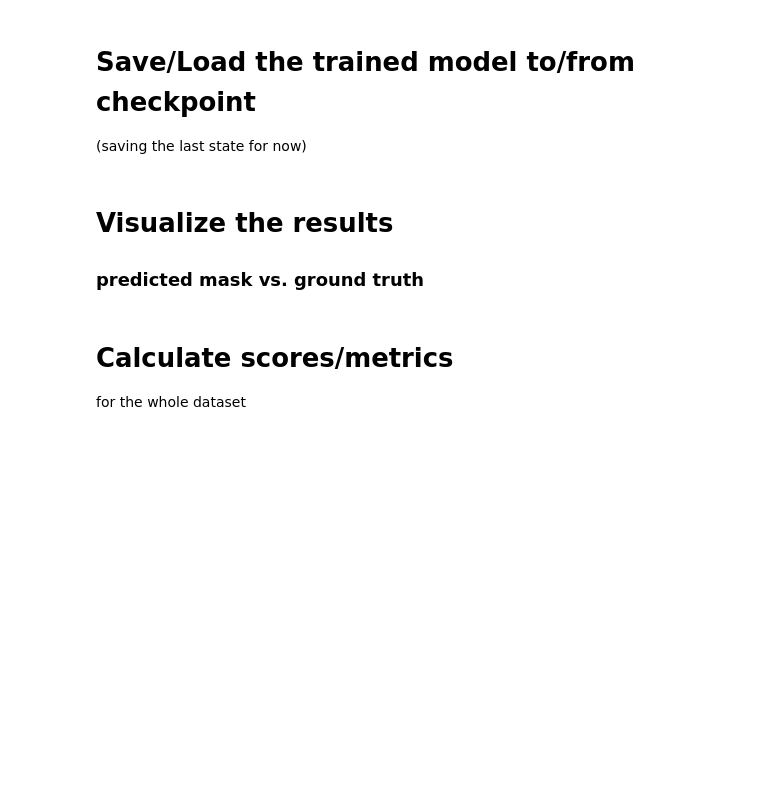
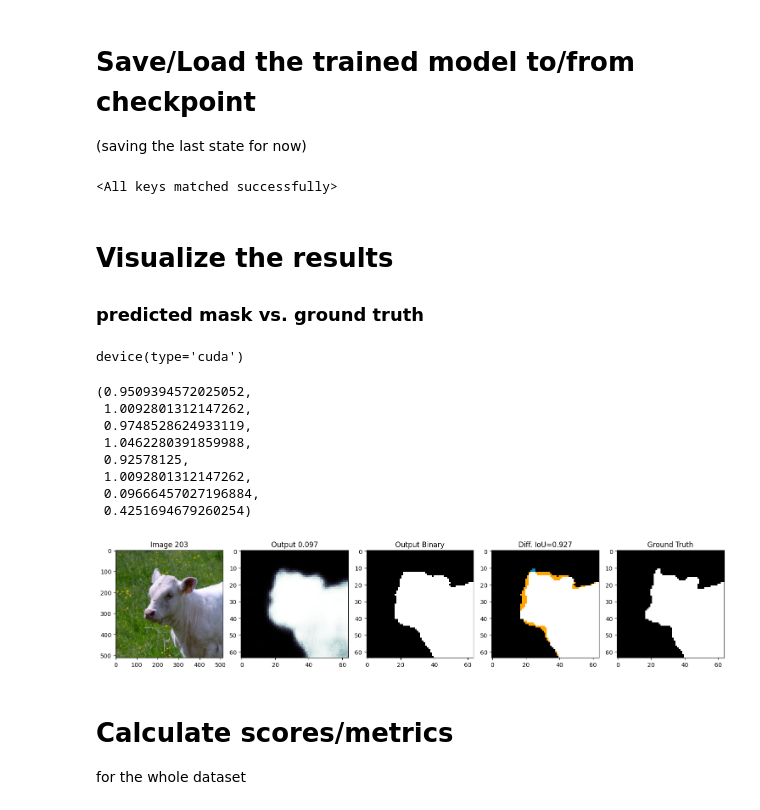
Before and after one commit to chrisoffner/dl23_course_project, a Jupyter notebook: notebooks/cross_attn_experiment_aa.ipynb, the cells around one changed output. Cells and saved outputs as stored; diff of their text form; code cells hidden in the pictures; blank space fills up the shorter version.

```diff
--- a/notebooks/cross_attn_experiment_aa.ipynb
+++ b/notebooks/cross_attn_experiment_aa.ipynb
@@ -112,9 +118,10 @@ def store_weights(model):
 # %%
 def store_weights_epoch(model):
     return {'wt': model.ts_weights.detach().cpu().numpy().tolist(),
-            'wc':model.ch_weights.detach().cpu().numpy().tolist(),
+            #'wc':model.ch_weights.detach().cpu().numpy().tolist(),
             'wr':model.res_weights.detach().cpu().numpy().tolist(),
-            'ws':model.scale_weights.detach().cpu().numpy().tolist()}
+            #'ws':model.scale_weights.detach().cpu().numpy().tolist()
+            }
 # %%
 def L1_penalty(model):
     L1 = 0
@@ -165,7 +178,9 @@ losses_valid_all = []
 
 all_weights = {}
 
-for epoch in range(30):
+best_valid_loss = {'epoch': None, 'loss': None, 'state_dict': None}
+
+for epoch in range(20):
     loss_epoch_train=[]
 
     with tqdm(data_loader_train, desc=f"Epoch {epoch}") as tepoch:
@@ -205,7 +220,19 @@ for epoch in range(30):
     loss_epoch_train = np.mean(loss_epoch_train)
     loss_epoch_valid = np.mean(loss_epoch_valid)
 
+    if best_valid_loss['loss'] is None or loss_epoch_valid < best_valid_loss['loss']:
+        best_valid_loss['epoch'] = epoch
+        best_valid_loss['loss'] = loss_epoch_valid
+        best_valid_loss['state_dict'] = model.state_dict()
+
     losses_train.append(loss_epoch_train)
     losses_valid.append(loss_epoch_valid)
 
     print(f"Epoch {epoch} \n Train Loss: {loss_epoch_train:.4f} \n Valid Loss: {loss_epoch_valid:.4f}")
+
+
+# after a finished run, save the weights and model
+with open(f"{runname}_{modelname}_weights.json", 'w') as f:
+    json.dump(all_weights, f)
+
+torch.save(best_valid_loss['state_dict'], f"{runname}_{modelname}_epoch={best_valid_loss['epoch']:02d}_loss={best_valid_loss['loss']:.4f}.ckpt")
@@ -329,2 +398,9 @@ checkpoint_path = os.path.join(os.getcwd(), 'cross_attn_experiment.ckpt')
+# %%
+# modelname = 'linearprobe3'
+# checkpoint_path = os.path.join(os.getcwd(), f'{timestamp}_{modelname}.ckpt')
+
+root_path = r"C:\Users\aapolina\CODE\diffusion_segmentation\REPO\diffusion_segmentation\training\linear probe 3"
+model_path = r"231231_004407_linearprobe3_epoch29_loss0.2604.ckpt"
+checkpoint_path = os.path.join(root_path, model_path)
 # %%
 # save the model
@@ -332,7 +408,10 @@ torch.save(model.state_dict(), checkpoint_path)
 # %%
 # load model from checkpoint
-model = LinearProbe2(n_timesteps=len(dataset_train.timesteps)).to(DEVICE)
+from probing_models import LinearProbe3
+model = LinearProbe3().to(DEVICE)
 model.load_state_dict(torch.load(checkpoint_path))
+# %% [output]
+<All keys matched successfully>
 # %% [markdown]
 # Visualize the results
 ### predicted mask vs. ground truth
@@ -339,3 +555,5 @@ model.load_state_dict(torch.load(checkpoint_path))
 # %%
 model.to(DEVICE)
 DEVICE
+# %% [output]
+device(type='cuda')
@@ -433,7 +560,22 @@ def results_one_sample(idx):
 # %%
-idx = 111
+idx = 203
 img, output, gt, loss = results_one_sample(idx)
 plot_segmentation_results(idx, img, output, gt, loss, False)
+
+output_np = img_binary(output).numpy()
+gt_np = gt.numpy()
+iou, dsc, prec, rec, acc, f1 = performance_metrics(output_np, gt_np)
+iou, dsc, prec, rec, acc, f1, loss, mask_pecentage(gt_np)
+# %% [output]
+(0.9509394572025052,
+ 1.0092801312147262,
+ 0.9748528624933119,
+ 1.0462280391859988,
+ 0.92578125,
+ 1.0092801312147262,
+ 0.09666457027196884,
+ 0.4251694679260254)
+[figure, added]
 # %% [markdown]
 # Calculate scores/metrics
 for the whole dataset
```
Also changed, not shown: parts of 27 cells of this notebook, 21 other files.
